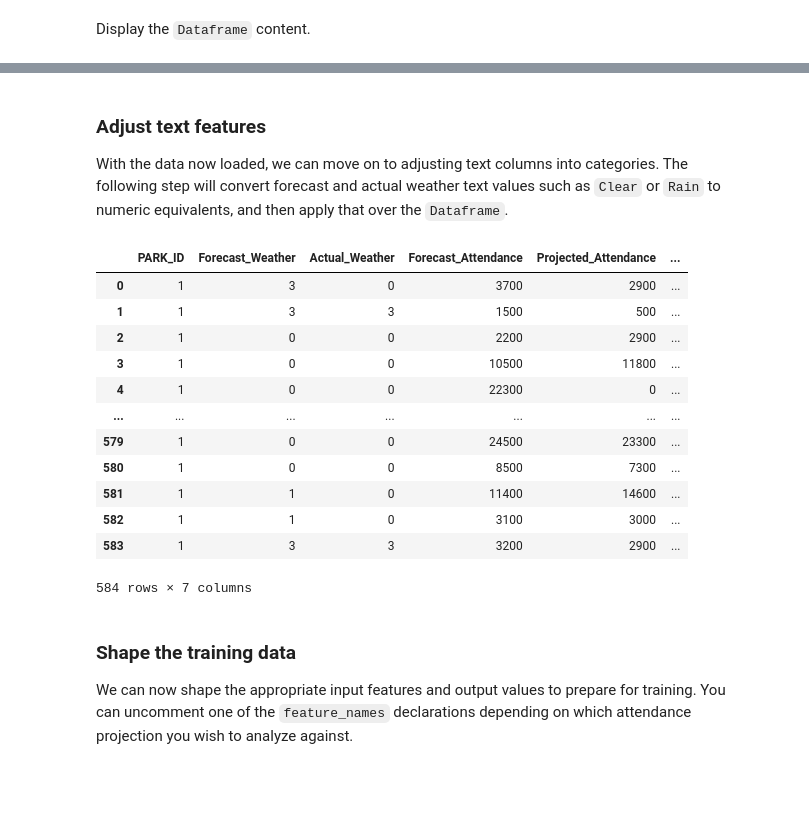
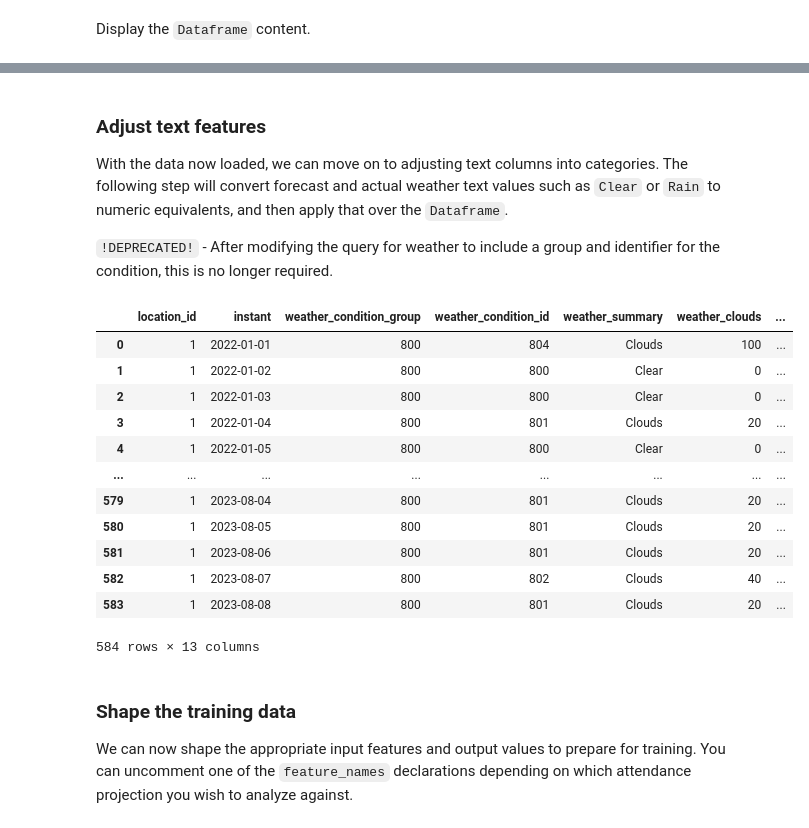
Before and after one commit to zombran/data_science, a Jupyter notebook: BigQuery.ipynb, the cells around one changed output, grey strips where cells are left out. Saved outputs shown, nothing was run; the diff lists cells and outputs as text; code cells hidden in the pictures; blank space fills up the shorter version.

```diff
--- a/BigQuery.ipynb
+++ b/BigQuery.ipynb
@@ -88,30 +80,32 @@ weather_data
 # %% [markdown]
 ### Adjust text features
 With the data now loaded, we can move on to adjusting text columns into categories. The following step will convert forecast and actual weather text values such as `Clear` or `Rain` to numeric equivalents, and then apply that over the `Dataframe`.
+
+`!DEPRECATED!` - After modifying the query for weather to include a group and identifier for the condition, this is no longer required.
 # %%
-weather_category_dict = {'Clear':0, 'Partly Cloudy':1, 'Cloudy':2, 'Rain':3, 'None':np.nan}
+#weather_category_dict = {'Clear':0, 'Partly Cloudy':1, 'Cloudy':2, 'Rain':3, 'None':np.nan}
 
-weather_data.Forecast_Weather = pd.Categorical(weather_data.Forecast_Weather, categories=weather_category_dict)
-weather_data['Forecast_Weather'] = weather_data.Forecast_Weather.cat.codes
+#weather_data.Forecast_Weather = pd.Categorical(weather_data.Forecast_Weather, categories=weather_category_dict)
+#weather_data['Forecast_Weather'] = weather_data.Forecast_Weather.cat.codes
 
-weather_data.Actual_Weather = pd.Categorical(weather_data.Actual_Weather, categories=weather_category_dict)
-weather_data['Actual_Weather'] = weather_data.Actual_Weather.cat.codes
+#weather_data.Actual_Weather = pd.Categorical(weather_data.Actual_Weather, categories=weather_category_dict)
+#weather_data['Actual_Weather'] = weather_data.Actual_Weather.cat.codes
 
 weather_data
 # %% [output]
-|  | PARK_ID | Forecast_Weather | Actual_Weather | Forecast_Attendance | Projected_Attendance | ... |
-| 0 | 1 | 3 | 0 | 3700 | 2900 | ... |
-| 1 | 1 | 3 | 3 | 1500 | 500 | ... |
-| 2 | 1 | 0 | 0 | 2200 | 2900 | ... |
-| 3 | 1 | 0 | 0 | 10500 | 11800 | ... |
-| 4 | 1 | 0 | 0 | 22300 | 0 | ... |
-| ... | ... | ... | ... | ... | ... | ... |
-| 579 | 1 | 0 | 0 | 24500 | 23300 | ... |
-| 580 | 1 | 0 | 0 | 8500 | 7300 | ... |
-| 581 | 1 | 1 | 0 | 11400 | 14600 | ... |
-| 582 | 1 | 1 | 0 | 3100 | 3000 | ... |
-| 583 | 1 | 3 | 3 | 3200 | 2900 | ... |
+|  | location_id | instant | weather_condition_group | weather_condition_id | weather_summary | weather_clouds | ... |
+| 0 | 1 | 2022-01-01 | 800 | 804 | Clouds | 100 | ... |
+| 1 | 1 | 2022-01-02 | 800 | 800 | Clear | 0 | ... |
+| 2 | 1 | 2022-01-03 | 800 | 800 | Clear | 0 | ... |
+| 3 | 1 | 2022-01-04 | 800 | 801 | Clouds | 20 | ... |
+| 4 | 1 | 2022-01-05 | 800 | 800 | Clear | 0 | ... |
+| ... | ... | ... | ... | ... | ... | ... | ... |
+| 579 | 1 | 2023-08-04 | 800 | 801 | Clouds | 20 | ... |
+| 580 | 1 | 2023-08-05 | 800 | 801 | Clouds | 20 | ... |
+| 581 | 1 | 2023-08-06 | 800 | 801 | Clouds | 20 | ... |
+| 582 | 1 | 2023-08-07 | 800 | 802 | Clouds | 40 | ... |
+| 583 | 1 | 2023-08-08 | 800 | 801 | Clouds | 20 | ... |
-584 rows × 7 columns
+584 rows × 13 columns
 # %% [markdown]
 ### Shape the training data
 We can now shape the appropriate input features and output values to prepare for training. You can uncomment one of the `feature_names`
```
Also changed, not shown: parts of 11 cells of this notebook.
